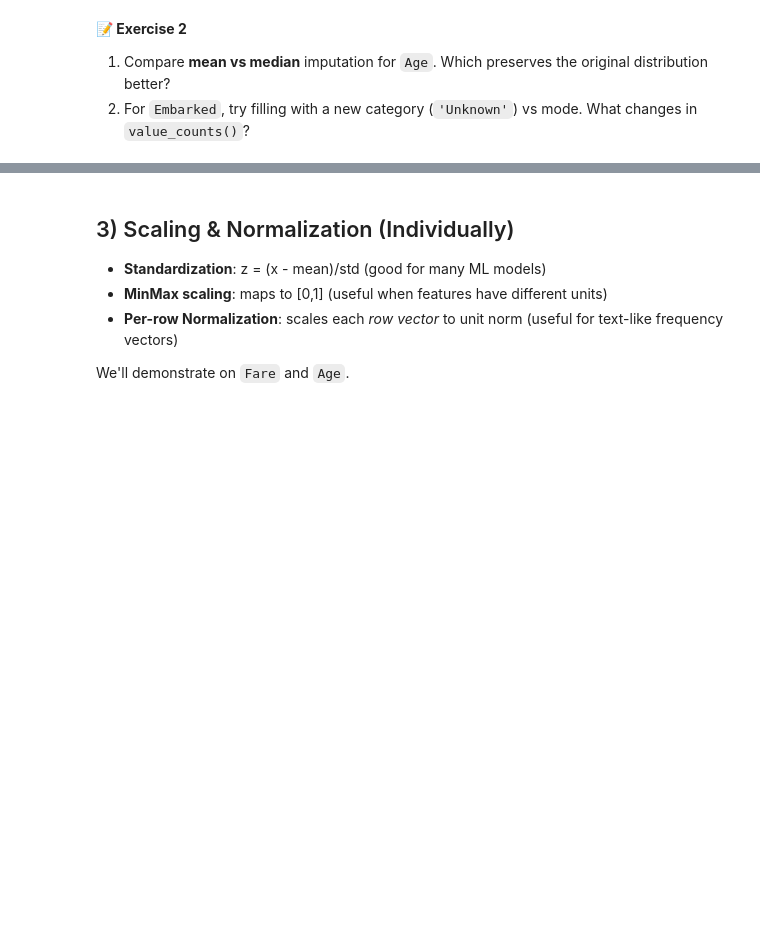
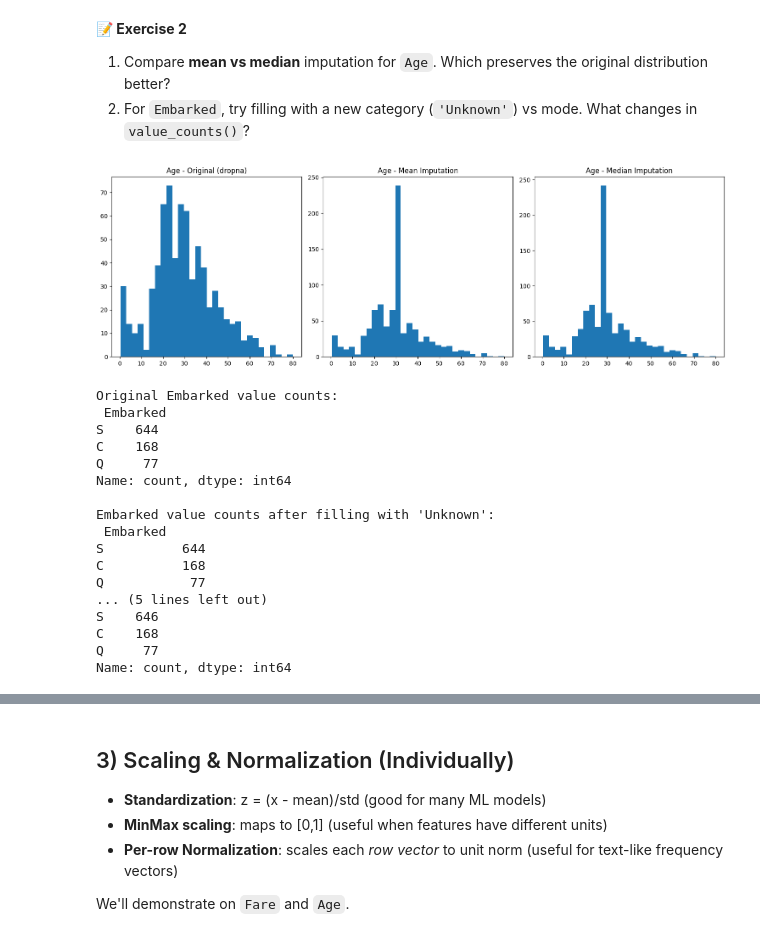
Before and after one commit to Vineelag2122/Machine-Learning, a Jupyter notebook: Feature_Engineering_PartA.ipynb, the cells around one changed output, grey strips where cells are left out. Saved outputs shown, nothing was run; the diff lists cells and outputs as text; code cells hidden in the pictures; blank space fills up the shorter version.

```diff
--- a/Feature_Engineering_PartA.ipynb
+++ b/Feature_Engineering_PartA.ipynb
@@ -99,3 +168,48 @@ knn_imputed_df.head()
 **📝 Exercise 2**
 1) Compare **mean vs median** imputation for `Age`. Which preserves the original distribution better?
 2) For `Embarked`, try filling with a new category (`'Unknown'`) vs mode. What changes in `value_counts()`?
+# %%
+# Compare mean vs median imputation for Age
+df_age_mean = df['Age'].fillna(df['Age'].mean())
+df_age_median = df['Age'].fillna(df['Age'].median())
+
+fig, axes = plt.subplots(1, 3, figsize=(15, 5))
+
+axes[0].hist(df['Age'].dropna(), bins=30)
+axes[0].set_title('Age - Original (dropna)')
+
+axes[1].hist(df_age_mean, bins=30)
+axes[1].set_title('Age - Mean Imputation')
+
+axes[2].hist(df_age_median, bins=30)
+axes[2].set_title('Age - Median Imputation')
+
+plt.tight_layout()
+plt.show()
+
+# Compare Embarked imputation with 'Unknown' vs mode
+df_embarked_unknown = df['Embarked'].fillna('Unknown')
+df_embarked_mode = df['Embarked'].fillna(df['Embarked'].mode()[0])
+
+print("Original Embarked value counts:\n", df['Embarked'].value_counts())
+print("\nEmbarked value counts after filling with 'Unknown':\n", df_embarked_unknown.value_counts())
+print("\nEmbarked value counts after filling with mode:\n", df_embarked_mode.value_counts())
+# %% [output]
+[figure, added]
+Original Embarked value counts:
+ Embarked
+S    644
+C    168
+Q     77
+Name: count, dtype: int64
+
+Embarked value counts after filling with 'Unknown':
+ Embarked
+S          644
+C          168
+Q           77
+... (5 lines left out)
+S    646
+C    168
+Q     77
+Name: count, dtype: int64
```
Also changed, not shown: parts of 24 cells of this notebook.
